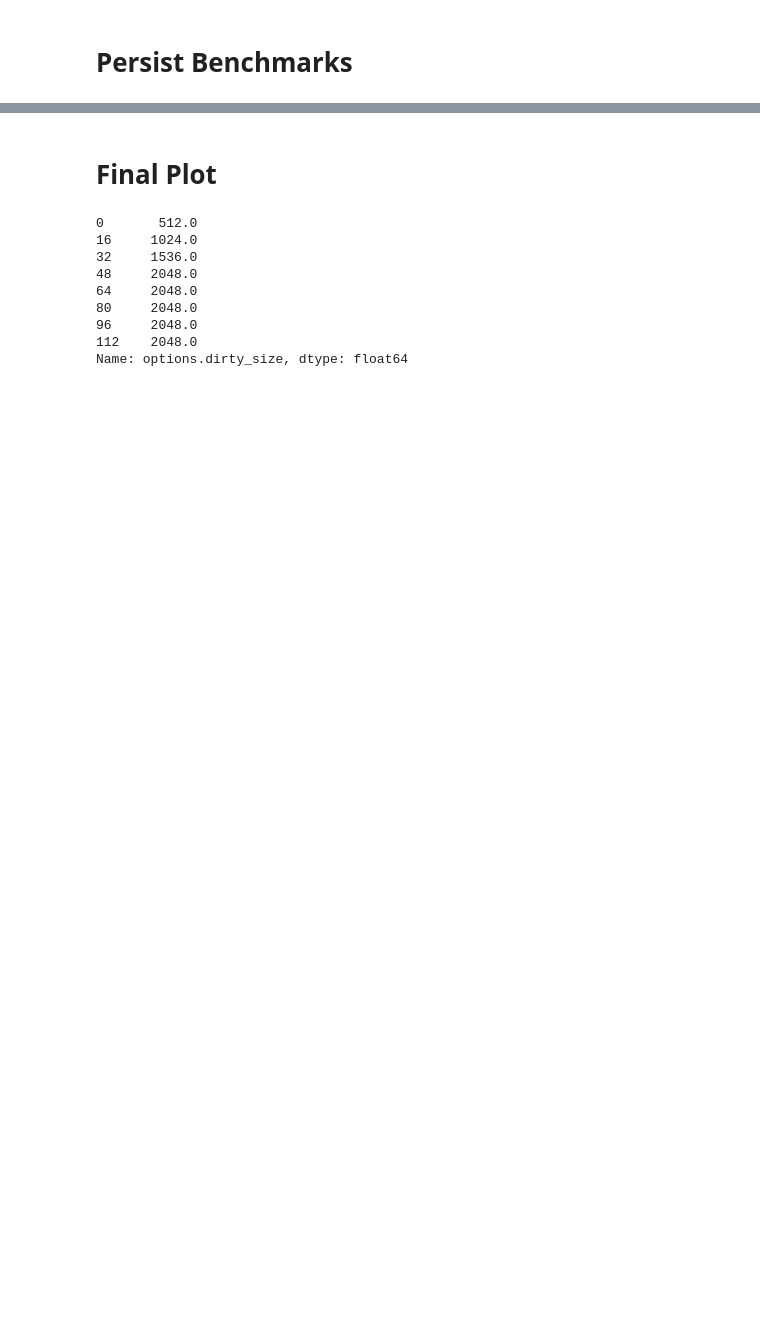
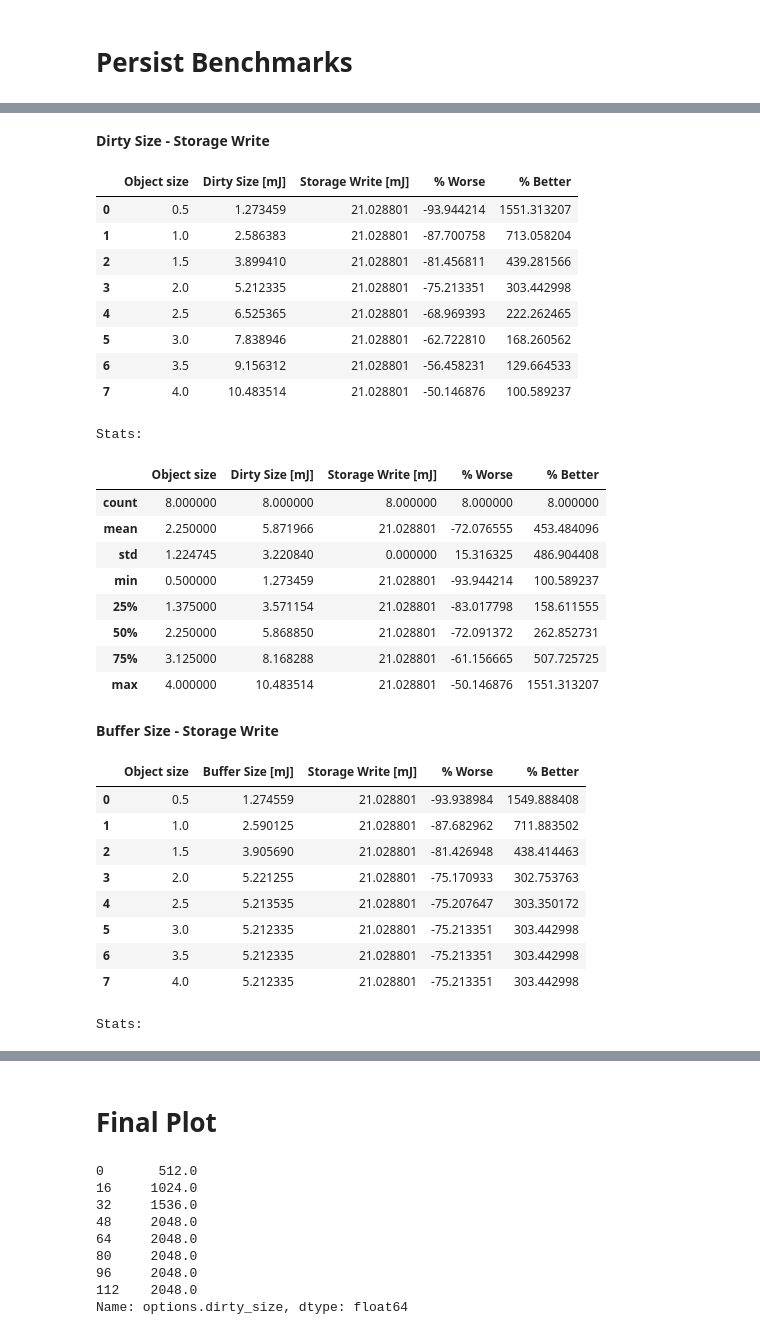
Before and after one commit to markus-gerber/vnv-heap, a Jupyter notebook: zephyr/vnv_heap_benchmark/analysis/persist.ipynb, the cells around one changed output, grey strips where cells are left out. Drawn from its saved outputs; the diff is of its cells as text; code cells hidden in the pictures; blank space fills up the shorter version.

```diff
--- a/zephyr/vnv_heap_benchmark/analysis/persist.ipynb
+++ b/zephyr/vnv_heap_benchmark/analysis/persist.ipynb
@@ -9,3 +9,13 @@ files = [
 # plot settings
 show_error_bar = False
 unit = "ms"
+unit_joule = "mJ"
+
+
+scale = 0.5
+
+volt = 3.3
+amps = 40e-3
+wattage = volt * amps
+
+print("Wattage:", wattage)
@@ -84,0 +119,64 @@ Name: mean, dtype: float64
+# %%
+from util.convert import scale_data
+from IPython.display import HTML, display
+
+scaled = scale_data(dataset.copy(), unit)
+scaled["options.object_size"] = scaled["options.object_size"]/1024
+scaled["options.dirty_size"] = scaled["options.dirty_size"]/1024
+scaled["options.buffer_size"] = scaled["options.buffer_size"]/1024
+scaled = scaled[(scaled["options.object_size"] % scale == 0) | (scaled["options.dirty_size"] % scale == 0) | (scaled["options.buffer_size"] % scale == 0)].copy()
+
+scaled.loc[scaled["benchmark_id"] == "persistent_storage_write", "mean"] = scaled[scaled["benchmark_id"] == "persistent_storage_write"]["mean"].max()
+
+for (id_left, left_opt, id_right) in [("max_dirty_persist_latency_dirty_size", "options.dirty_size", "persistent_storage_write"), ("max_dirty_persist_latency_buffer_size", "options.buffer_size", "persistent_storage_write")]:
+    left = scaled[scaled["benchmark_id"] == id_left]
+    right = scaled[scaled["benchmark_id"] == id_right]
+    title_left = left["benchmark_title"].unique()[0]
+    title_right = right["benchmark_title"].unique()[0]
+    display(HTML(f"<b>{title_left} - {title_right}</b>"))
+
+    res = []
+    for size in left[left_opt].unique():
+        if size % scale != 0:
+            continue
+        a = left[left[left_opt] == size]["mean"].iloc[0]
+        b = right[right["options.object_size"] == size]["mean"].iloc[0]
+        res.append((size, a,b,(100 * a)/b - 100, (100 * b)/a - 100))
+
+    d = pd.DataFrame(res, columns=["Object size", f"{title_left} [{unit_joule}]", f"{title_right} [{unit_joule}]", "% Worse", "% Better"])
+
+    display(d)
+    print("Stats:")
+    display(d.describe())
+# %% [output]
+Dirty Size - Storage Write
+|  | Object size | Dirty Size [mJ] | Storage Write [mJ] | % Worse | % Better |
+| 0 | 0.5 | 1.273459 | 21.028801 | -93.944214 | 1551.313207 |
+| 1 | 1.0 | 2.586383 | 21.028801 | -87.700758 | 713.058204 |
+| 2 | 1.5 | 3.899410 | 21.028801 | -81.456811 | 439.281566 |
+| 3 | 2.0 | 5.212335 | 21.028801 | -75.213351 | 303.442998 |
+| 4 | 2.5 | 6.525365 | 21.028801 | -68.969393 | 222.262465 |
+| 5 | 3.0 | 7.838946 | 21.028801 | -62.722810 | 168.260562 |
+| 6 | 3.5 | 9.156312 | 21.028801 | -56.458231 | 129.664533 |
+| 7 | 4.0 | 10.483514 | 21.028801 | -50.146876 | 100.589237 |
+Stats:
+|  | Object size | Dirty Size [mJ] | Storage Write [mJ] | % Worse | % Better |
+| count | 8.000000 | 8.000000 | 8.000000 | 8.000000 | 8.000000 |
+| mean | 2.250000 | 5.871966 | 21.028801 | -72.076555 | 453.484096 |
+| std | 1.224745 | 3.220840 | 0.000000 | 15.316325 | 486.904408 |
+| min | 0.500000 | 1.273459 | 21.028801 | -93.944214 | 100.589237 |
+| 25% | 1.375000 | 3.571154 | 21.028801 | -83.017798 | 158.611555 |
+| 50% | 2.250000 | 5.868850 | 21.028801 | -72.091372 | 262.852731 |
+| 75% | 3.125000 | 8.168288 | 21.028801 | -61.156665 | 507.725725 |
+| max | 4.000000 | 10.483514 | 21.028801 | -50.146876 | 1551.313207 |
+Buffer Size - Storage Write
+|  | Object size | Buffer Size [mJ] | Storage Write [mJ] | % Worse | % Better |
+| 0 | 0.5 | 1.274559 | 21.028801 | -93.938984 | 1549.888408 |
+| 1 | 1.0 | 2.590125 | 21.028801 | -87.682962 | 711.883502 |
+| 2 | 1.5 | 3.905690 | 21.028801 | -81.426948 | 438.414463 |
+| 3 | 2.0 | 5.221255 | 21.028801 | -75.170933 | 302.753763 |
+| 4 | 2.5 | 5.213535 | 21.028801 | -75.207647 | 303.350172 |
+| 5 | 3.0 | 5.212335 | 21.028801 | -75.213351 | 303.442998 |
+| 6 | 3.5 | 5.212335 | 21.028801 | -75.213351 | 303.442998 |
+| 7 | 4.0 | 5.212335 | 21.028801 | -75.213351 | 303.442998 |
+Stats:
```
Also changed, not shown: parts of 9 cells of this notebook, 2 other files.
